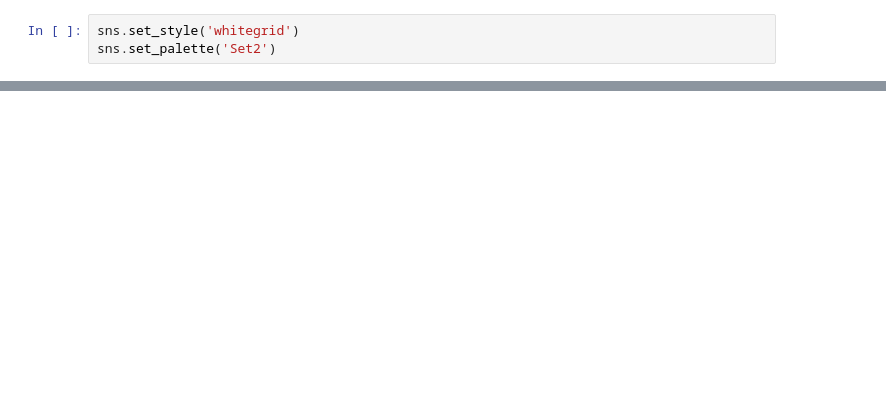
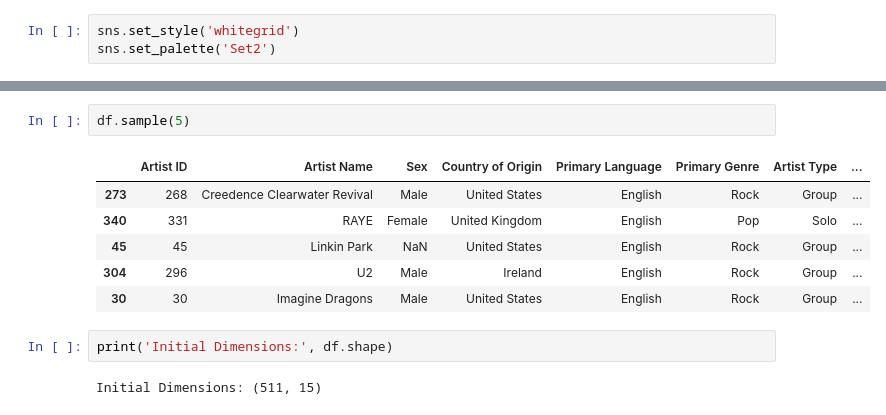
Before and after one commit to mafaldasimoes12345/PDS-project, a Jupyter notebook: code.ipynb, the cells around one changed output, grey strips where cells are left out. Saved outputs shown, nothing was run; the diff lists cells and outputs as text; blank space fills up the shorter version.

```diff
--- a/code.ipynb
+++ b/code.ipynb
@@ -39,0 +60,13 @@ sns.set_palette('Set2')
+# %%
+df.sample(5)
+# %% [output]
+|  | Artist ID | Artist Name | Sex | Country of Origin | Primary Language | Primary Genre | Artist Type | ... |
+| 273 | 268 | Creedence Clearwater Revival | Male | United States | English | Rock | Group | ... |
+| 340 | 331 | RAYE | Female | United Kingdom | English | Pop | Solo | ... |
+| 45 | 45 | Linkin Park | NaN | United States | English | Rock | Group | ... |
+| 304 | 296 | U2 | Male | Ireland | English | Rock | Group | ... |
+| 30 | 30 | Imagine Dragons | Male | United States | English | Rock | Group | ... |
+# %%
+print('Initial Dimensions:', df.shape)
+# %% [output]
+Initial Dimensions: (511, 15)
```
Also changed, not shown: parts of 34 cells of this notebook.
